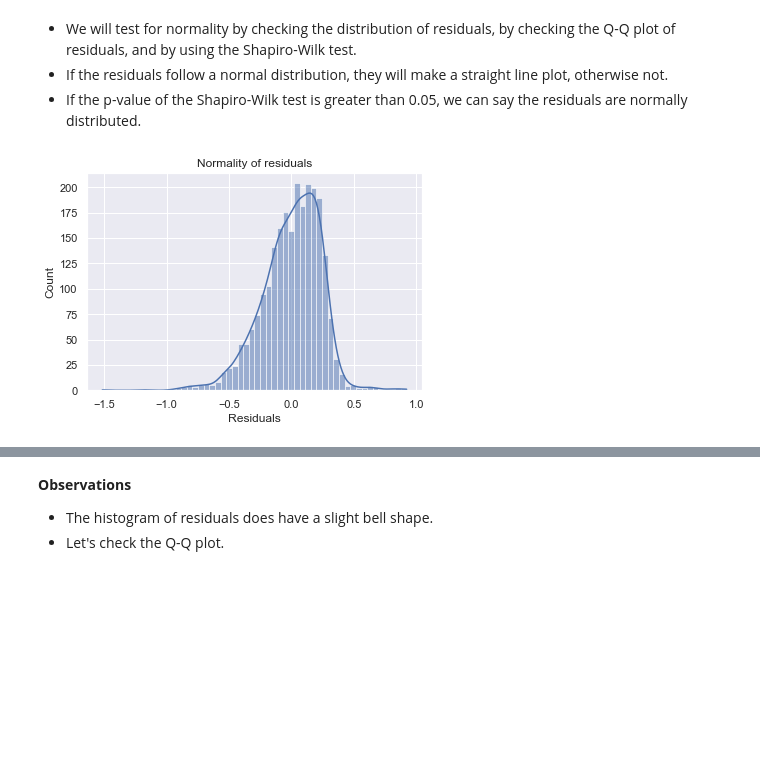
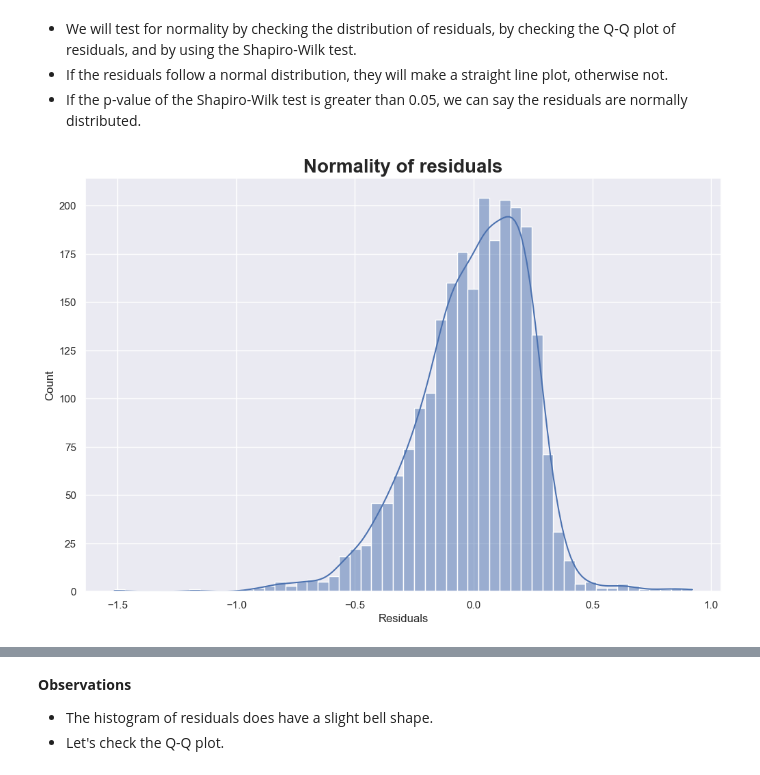
Before and after one commit to ArthurXia1031/Data_Science_Project, a Jupyter notebook: machine_learning/Recell/Recell_Linear_Regression.ipynb, the cells around one changed output, grey strips where cells are left out. Cells and saved outputs as stored; diff of their text form; code cells hidden in the pictures; blank space fills up the shorter version.

```diff
--- a/machine_learning/Recell/Recell_Linear_Regression.ipynb
+++ b/machine_learning/Recell/Recell_Linear_Regression.ipynb
@@ -1245,8 +1232,16 @@ plt.show()
 - If the residuals follow a normal distribution, they will make a straight line plot, otherwise not.
 - If the p-value of the Shapiro-Wilk test is greater than 0.05, we can say the residuals are normally distributed.
 # %%
-sns.histplot(data=df_pred, x="Residuals", kde=True)
-plt.title("Normality of residuals")
+# let's plot the distribution of residuals
+plt.figure(figsize=(12, 8), dpi=100)
+
+sns.histplot(
+    data=df_pred,
+    x="Residuals",
+    kde=True
+)
+
+plt.title("Normality of residuals", fontsize=20, weight='bold')
 plt.show()
 # %% [output]
-[figure, old version]
+[figure, new version]
```
Also changed, not shown: parts of 26 cells of this notebook.
